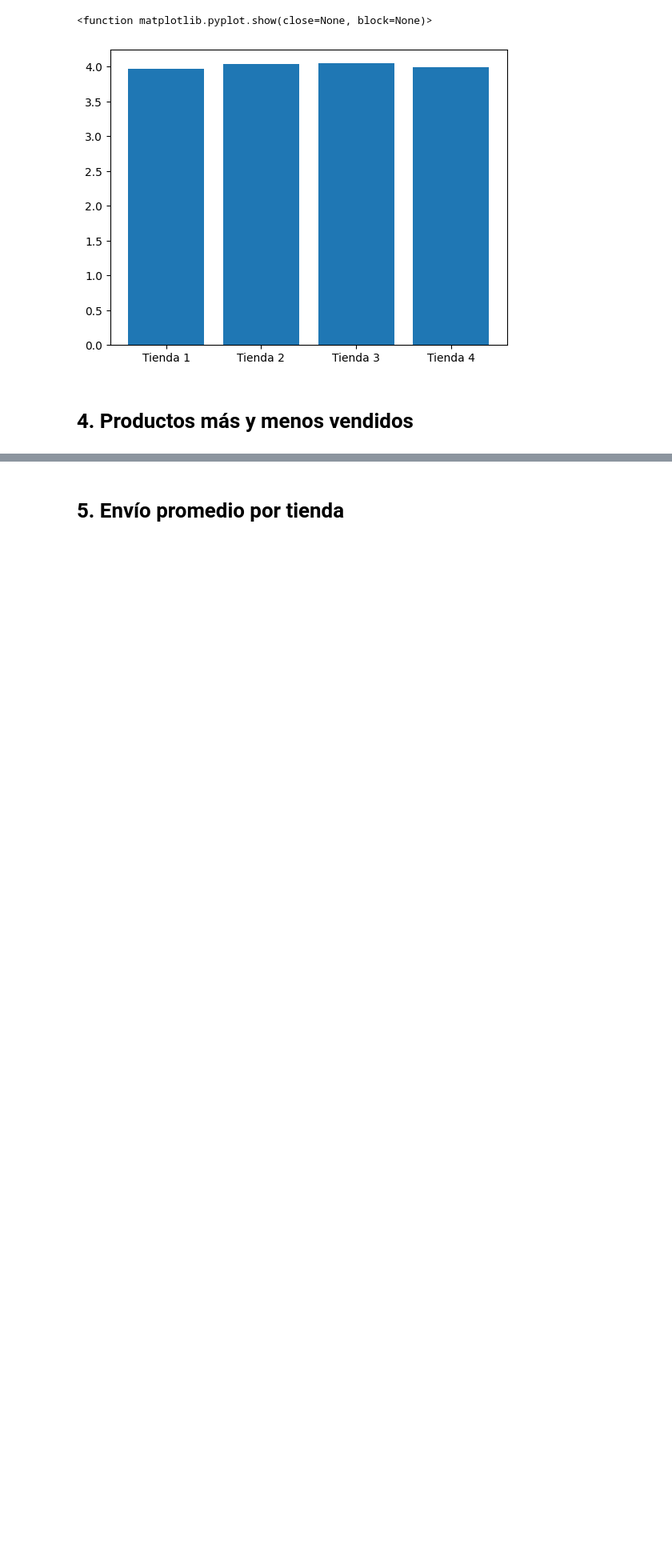
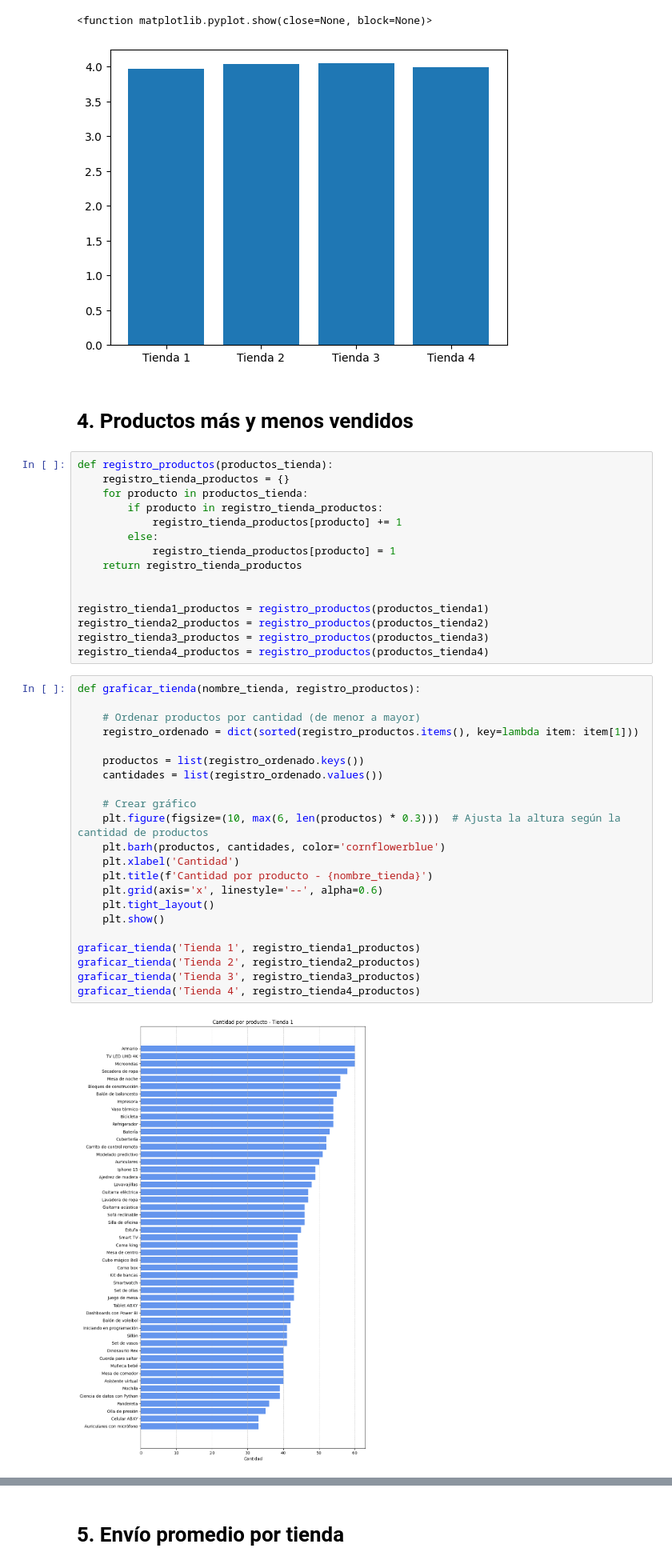
Before and after one commit to imannolM/challenge-alura-store, a Jupyter notebook: AluraStoreLatam.ipynb, the cells around one changed output, grey strips where cells are left out. Shown at 80% size. Cells and saved outputs as stored; diff of their text form; blank space fills up the shorter version.

```diff
--- a/AluraStoreLatam.ipynb
+++ b/AluraStoreLatam.ipynb
@@ -197,3 +197,42 @@ plt.show
 [figure]
 # %% [markdown]
 # 4. Productos más y menos vendidos
+# %%
+def registro_productos(productos_tienda):
+    registro_tienda_productos = {}
+    for producto in productos_tienda:
+        if producto in registro_tienda_productos:
+            registro_tienda_productos[producto] += 1
+        else:
+            registro_tienda_productos[producto] = 1
+    return registro_tienda_productos
+
+
+registro_tienda1_productos = registro_productos(productos_tienda1)
+registro_tienda2_productos = registro_productos(productos_tienda2)
+registro_tienda3_productos = registro_productos(productos_tienda3)
+registro_tienda4_productos = registro_productos(productos_tienda4)
+# %%
+def graficar_tienda(nombre_tienda, registro_productos):
+
+    # Ordenar productos por cantidad (de menor a mayor)
+    registro_ordenado = dict(sorted(registro_productos.items(), key=lambda item: item[1]))
+
+    productos = list(registro_ordenado.keys())
+    cantidades = list(registro_ordenado.values())
+
+    # Crear gráfico
+    plt.figure(figsize=(10, max(6, len(productos) * 0.3)))  # Ajusta la altura según la cantidad de productos
+    plt.barh(productos, cantidades, color='cornflowerblue')
+    plt.xlabel('Cantidad')
+    plt.title(f'Cantidad por producto - {nombre_tienda}')
+    plt.grid(axis='x', linestyle='--', alpha=0.6)
+    plt.tight_layout()
+    plt.show()
+
+graficar_tienda('Tienda 1', registro_tienda1_productos)
+graficar_tienda('Tienda 2', registro_tienda2_productos)
+graficar_tienda('Tienda 3', registro_tienda3_productos)
+graficar_tienda('Tienda 4', registro_tienda4_productos)
+# %% [output]
+[figure, added]
```
Also changed, not shown: parts of 2 cells of this notebook.
